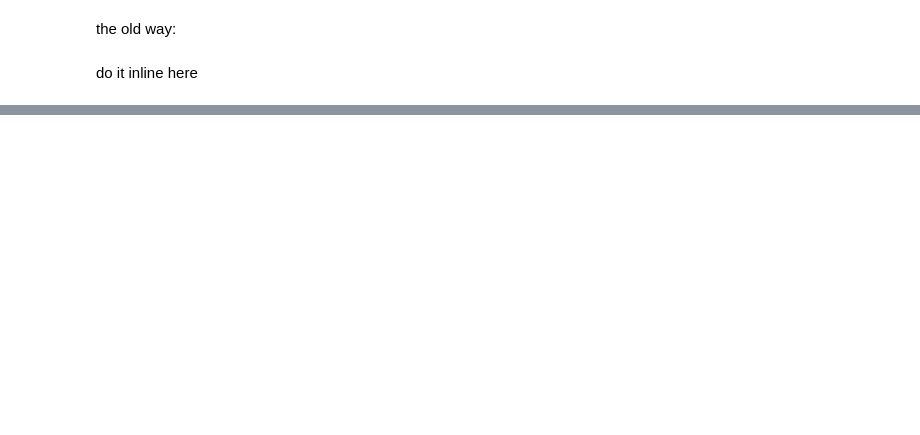
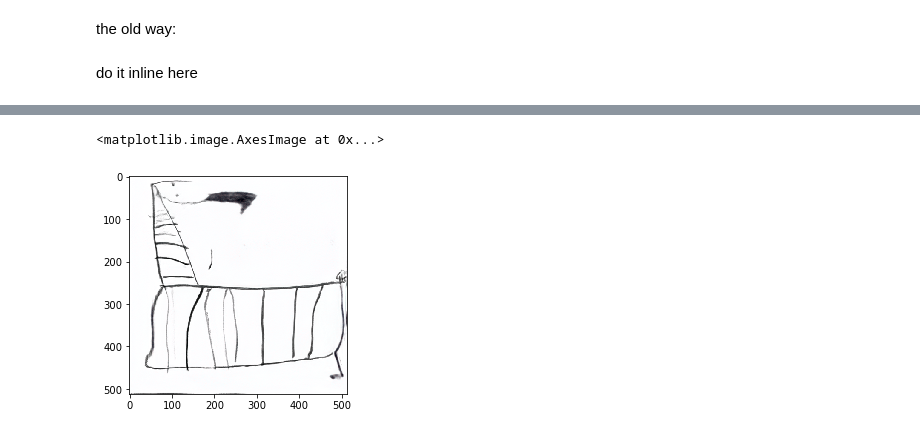
Before and after one commit to roberttwomey/child-art, a Jupyter notebook: stylegan-encode.ipynb, the cells around one changed output, grey strips where cells are left out. Cells and saved outputs as stored; diff of their text form; code cells hidden in the pictures; blank space fills up the shorter version.

```diff
--- a/stylegan-encode.ipynb
+++ b/stylegan-encode.ipynb
@@ -101,8 +82,8 @@ dlatent_dir = "../data/latent_representations/"
 batch_size = 1
 
 # perceptual model params
-image_size = 256
-# image_size = 512
+# image_size = 256
+image_size = 512
 lr = 1.0
 # lr = 4.0
 # iterations = 500
@@ -197,0 +192,7 @@ to_encode_original_jasper_giraffe_dragon_food_bw.jpg_8a49d328-7030-4320-806a-10b
+# %%
+def generate_image(latent_vector):
+    latent_vector = latent_vector.reshape((1, 16, 512))
+    generator.set_dlatents(latent_vector)
+    img_array = generator.generate_images()[0]
+#     img = PIL.Image.fromarray(img_array, 'RGB')
+    return img_array
@@ -197,0 +240,4 @@ to_encode_original_jasper_giraffe_dragon_food_bw.jpg_8a49d328-7030-4320-806a-10b
+# %%
+# Loading already learned representations
+dlatent_drawing1 = np.load('../data/generated_images/to_encode_original_jasper_giraffe_dragon_food_bw.jpg_8a49d328-7030-4320-806a-10b54cbdfdbe_1.0_10000.npy')
+dlatent_drawing2 = np.load('../data/generated_images/to_encode_original_jasper_marker_bw.jpg_7051fc42-627a-4bca-ba0f-b4e495ddd17f_1.0_10000.npy')
@@ -197,0 +277,6 @@ to_encode_original_jasper_giraffe_dragon_food_bw.jpg_8a49d328-7030-4320-806a-10b
+# %%
+result = generate_image(dlatent_drawing1)
+plt.imshow(np.asarray(result))
+# %% [output]
+<matplotlib.image.AxesImage at 0x...>
+[figure, added]
```
Also changed, not shown: parts of 26 cells of this notebook.
